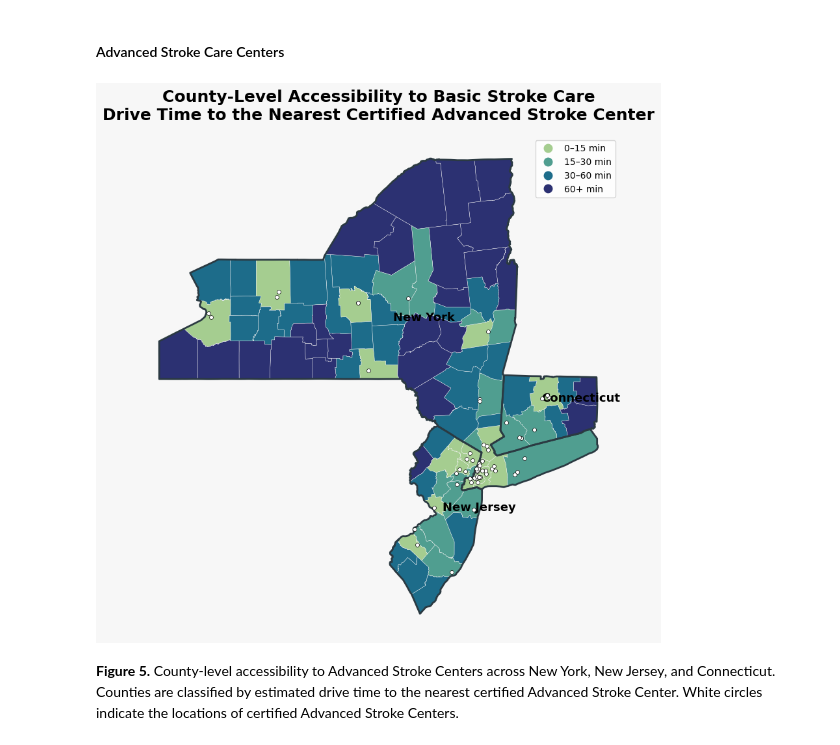
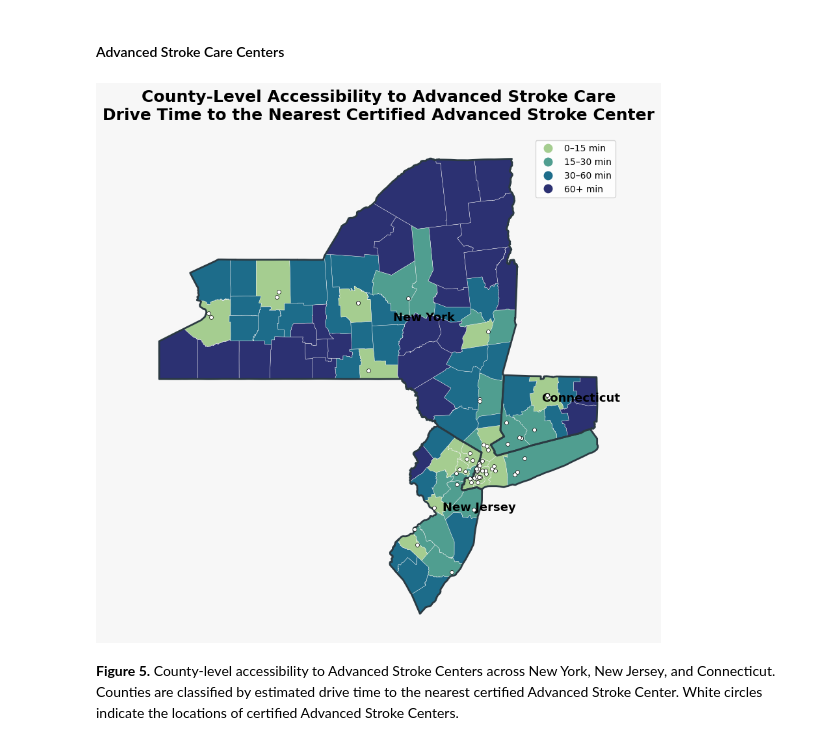
Before and after one commit to palism1/stroke-burden-index, a Jupyter notebook: geographic accessibility analysis/Mapping Geographic Accessibility.ipynb, the cells around one changed output. Saved outputs shown, nothing was run; the diff lists cells and outputs as text; code cells hidden in the pictures.

Commit message:
Update mapping geographic accessibility notebook
- Updated maps using the updated geocoded CT stroke center data

```diff
--- a/geographic accessibility analysis/Mapping Geographic Accessibility.ipynb
+++ b/geographic accessibility analysis/Mapping Geographic Accessibility.ipynb
@@ -632,35 +632,35 @@ ax.text(
     color="black"
 )
 
 ax.text(
     -74.6, 40.2,
     "New Jersey",
     fontsize=13,
     weight="bold",
     color="black"
 )
 
 ax.text(
     -72.8, 41.7,
     "Connecticut",
     fontsize=13,
     weight="bold",
     color="black"
 )
 
 
 plt.title(
-    "County-Level Accessibility to Basic Stroke Care\nDrive Time to the Nearest Certified Advanced Stroke Center",
+    "County-Level Accessibility to Advanced Stroke Care\nDrive Time to the Nearest Certified Advanced Stroke Center",
     fontsize=18,
     fontweight="bold",
     pad=18
 )
 
 plt.axis("off")
 
 plt.show()
 # %% [output]
-[figure, old version]
+[figure, new version]
 # %% [markdown]
 **Figure 5.** County-level accessibility to Advanced Stroke Centers across New York, New Jersey, and Connecticut. Counties are classified by estimated drive time to the nearest certified Advanced Stroke Center. White circles indicate the locations of certified Advanced Stroke Centers.
 # %%
```
Also changed, not shown: parts of 5 cells of this notebook.
